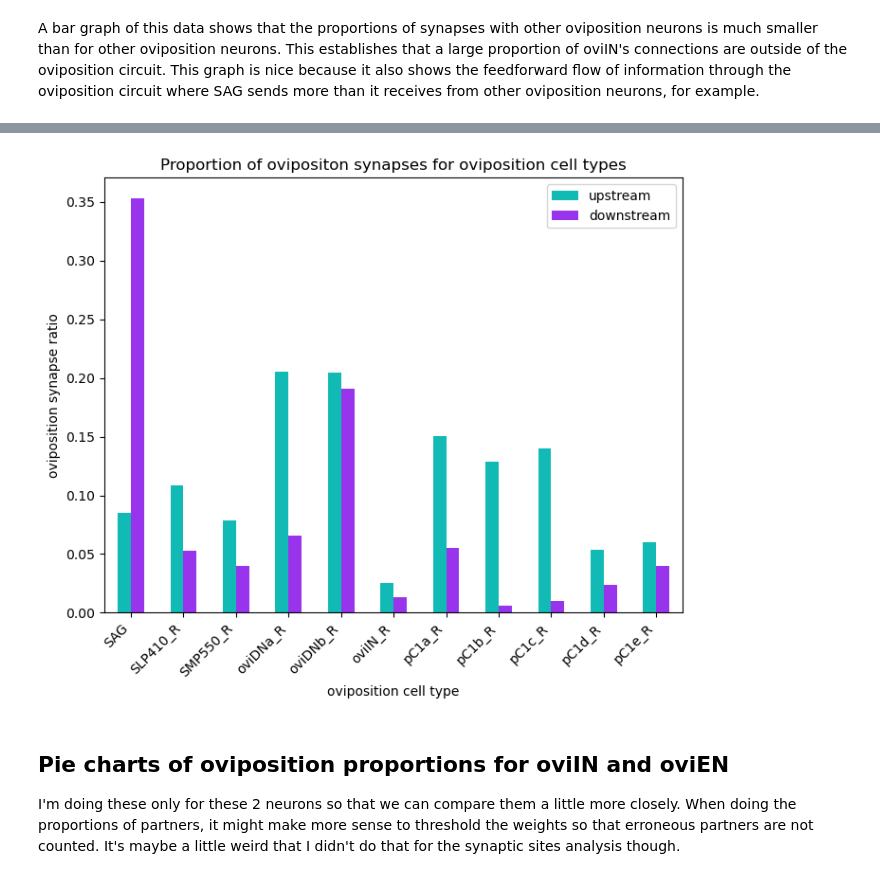
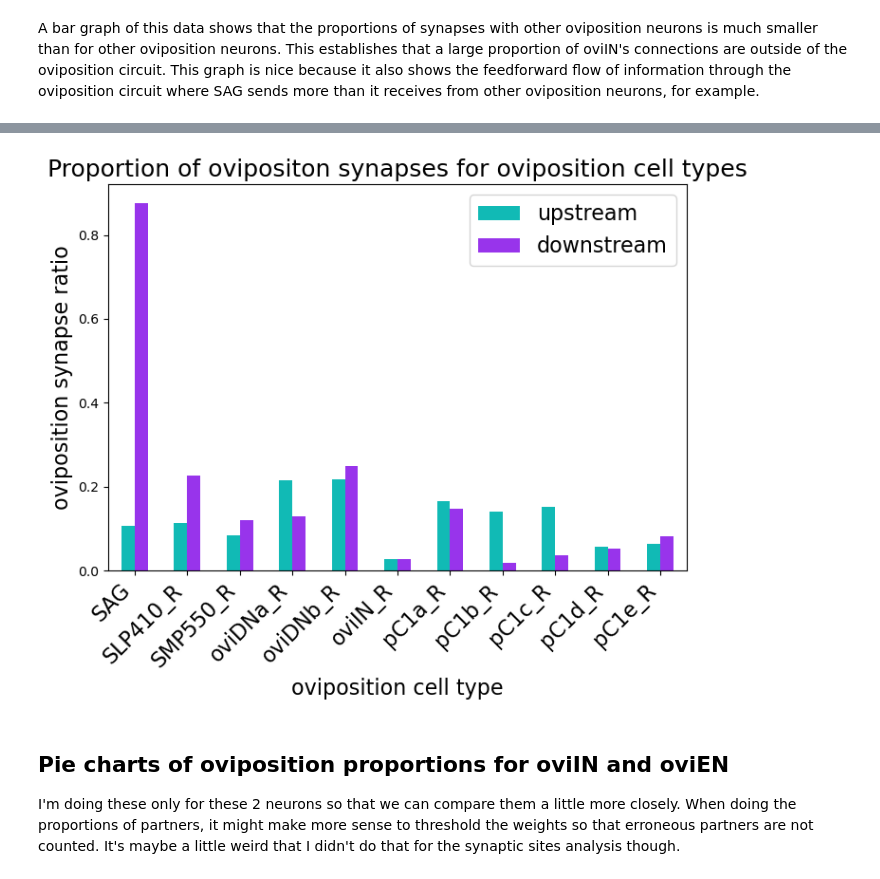
Before and after one commit to Gutierrez-lab/oviIN-analyses-gabrielle, a Jupyter notebook: oviposition_circuit.ipynb, the cells around one changed output, grey strips where cells are left out. Drawn from its saved outputs; the diff is of its cells as text; code cells hidden in the pictures.

Commit message:
correction to synapse counts and redid figures

```diff
--- a/oviposition_circuit.ipynb
+++ b/oviposition_circuit.ipynb
@@ -391,7 +467,8 @@ ovipos_R_downstream_conns
 | 10 | pC1e_R | 216 |
 # %%
 # merge the total downstream synapse counts onto this dataframe
-ovipos_R_downstream_conns = ovipos_R_downstream_conns.merge(meanstream_ovipos_R_df[['instance','downstream']], left_on='instance_pre', right_on='instance')
+#ovipos_R_downstream_conns = ovipos_R_downstream_conns.merge(meanstream_ovipos_R_df[['instance','downstream']], left_on='instance_pre', right_on='instance')
+ovipos_R_downstream_conns = ovipos_R_downstream_conns.merge(meanstream_ovipos_R_df[['instance','weight_out']], left_on='instance_pre', right_on='instance')
 
 # get rid of the extra instance column
 ovipos_R_downstream_conns = ovipos_R_downstream_conns.drop('instance', axis=1)
@@ -412,5 +489,6 @@ ovipos_R_downstream_conns
 # %%
 # make a new column that is the ratio of the oviposition downstream synapse count to the total downstream synapse count
-ovipos_R_downstream_conns['downstream ratio'] = ovipos_R_downstream_conns['weight']/ovipos_R_downstream_conns['downstream']
+#ovipos_R_downstream_conns['downstream ratio'] = ovipos_R_downstream_conns['weight']/ovipos_R_downstream_conns['downstream']
+ovipos_R_downstream_conns['downstream ratio'] = ovipos_R_downstream_conns['weight']/ovipos_R_downstream_conns['weight_out']
 ovipos_R_downstream_conns
 # %% [output]
@@ -469,7 +547,8 @@ ovipos_R_upstream_conns
 | 10 | pC1e_R | 155 |
 # %%
 # merge the total uptream synapse counts onto this dataframe
-ovipos_R_upstream_conns = ovipos_R_upstream_conns.merge(meanstream_ovipos_R_df[['instance','upstream']], left_on='instance_post', right_on='instance')
+#ovipos_R_upstream_conns = ovipos_R_upstream_conns.merge(meanstream_ovipos_R_df[['instance','upstream']], left_on='instance_post', right_on='instance')
+ovipos_R_upstream_conns = ovipos_R_upstream_conns.merge(meanstream_ovipos_R_df[['instance','weight_in']], left_on='instance_post', right_on='instance')
 
 # get rid of the extra instance column
 ovipos_R_upstream_conns = ovipos_R_upstream_conns.drop('instance', axis=1)
@@ -490,5 +569,6 @@ ovipos_R_upstream_conns
 # %%
 # make a new column that is the ratio of the oviposition upstream synapse count to the total upstream synapse count
-ovipos_R_upstream_conns['upstream ratio'] = ovipos_R_upstream_conns['weight']/ovipos_R_upstream_conns['upstream']
+#ovipos_R_upstream_conns['upstream ratio'] = ovipos_R_upstream_conns['weight']/ovipos_R_upstream_conns['upstream']
+ovipos_R_upstream_conns['upstream ratio'] = ovipos_R_upstream_conns['weight']/ovipos_R_upstream_conns['weight_in']
 ovipos_R_upstream_conns
 # %% [output]
@@ -541,18 +621,18 @@ hvplot.save(ovipos_syn_ratio_fig, '/Users/ggutierr/My Drive (ggutierr@barnard.ed
 # %%
 # figure using matplotlib
 # create a bar chart of cell instances and their upstream and downstream synapse ratios
 fig, ax = plt.subplots(figsize=(7,6))
 ovipos_R_ratios.plot(kind='bar', x='instance', y=['upstream ratio','downstream ratio'], ax=ax, color=['#11bab5','#9834eb'])
-ax.set_ylabel('oviposition synapse ratio')
-ax.set_xlabel('oviposition cell type')
-ax.set_title('Proportion of ovipositon synapses for oviposition cell types')
-ax.legend(['upstream','downstream'], loc='upper right')
-ax.set_xticklabels(ovipos_R_ratios['instance'], rotation=45, ha='right')
+ax.set_ylabel('oviposition synapse ratio', fontsize=16)
+ax.set_xlabel('oviposition cell type', fontsize=16)
+ax.set_title('Proportion of ovipositon synapses for oviposition cell types', fontsize=18)
+ax.legend(['upstream','downstream'], loc='upper right', fontsize=16)
+ax.set_xticklabels(ovipos_R_ratios['instance'], rotation=45, ha='right', fontsize=16)
 plt.tight_layout()
-plt.savefig('ovipos_circ_syn_ratios.pdf', format='pdf')
+plt.savefig('figures/ovipos_circ_syn_ratios.pdf', format='pdf')
 plt.show()
 # %% [output]
-[figure, old version]
+[figure, new version]
 # %% [markdown]
 ## Pie charts of oviposition proportions for oviIN and oviEN
 I'm doing these only for these 2 neurons so that we can compare them a little more closely. When doing the proportions of partners, it might make more sense to threshold the weights so that erroneous partners are not counted. It's maybe a little weird that I didn't do that for the synaptic sites analysis though.
```
Also changed, not shown: parts of 23 cells of this notebook, 4 other files.
